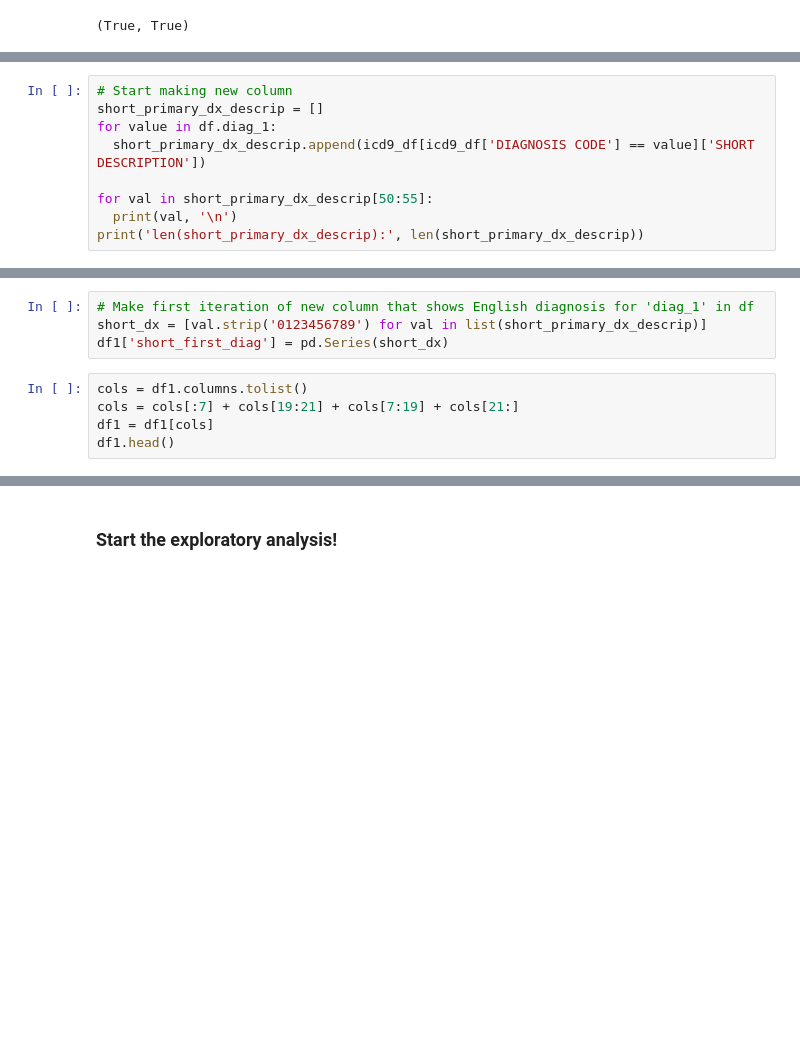
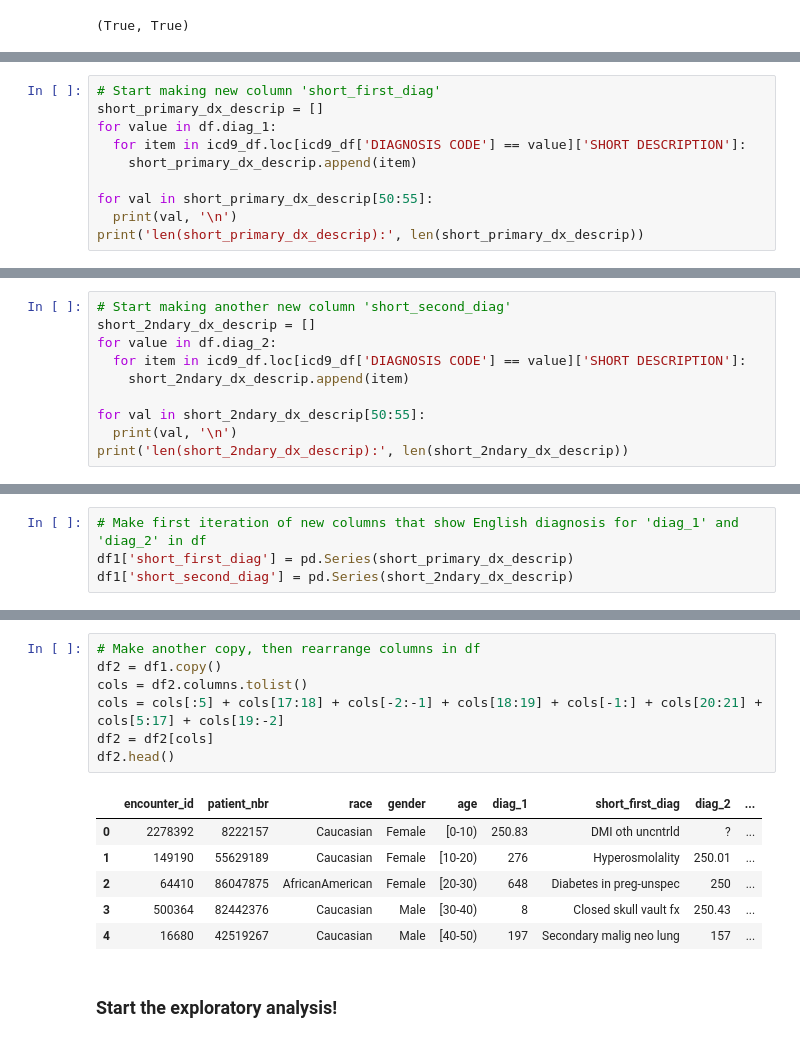
Before and after one commit to johnpharmd/LS-DS-Unit-1-Project, a Jupyter notebook: LS_DS_Project_1.ipynb, the cells around one changed output, grey strips where cells are left out. Cells and saved outputs as stored; diff of their text form; blank space fills up the shorter version.

Commit message:
Start exploratory analysis

```diff
--- a/LS_DS_Project_1.ipynb
+++ b/LS_DS_Project_1.ipynb
@@ -341,8 +336,9 @@ Name: SHORT DESCRIPTION, dtype: object
 # %%
-# Start making new column
+# Start making new column 'short_first_diag'
 short_primary_dx_descrip = []
 for value in df.diag_1:
-  short_primary_dx_descrip.append(icd9_df[icd9_df['DIAGNOSIS CODE'] == value]['SHORT DESCRIPTION'])
+  for item in icd9_df.loc[icd9_df['DIAGNOSIS CODE'] == value]['SHORT DESCRIPTION']:
+    short_primary_dx_descrip.append(item)
 
 for val in short_primary_dx_descrip[50:55]:
   print(val, '\n')
@@ -366,0 +358,10 @@ len(short_primary_dx_descrip): 101766
+# %%
+# Start making another new column 'short_second_diag'
+short_2ndary_dx_descrip = []
+for value in df.diag_2:
+  for item in icd9_df.loc[icd9_df['DIAGNOSIS CODE'] == value]['SHORT DESCRIPTION']:
+    short_2ndary_dx_descrip.append(item)
+
+for val in short_2ndary_dx_descrip[50:55]:
+  print(val, '\n')
+print('len(short_2ndary_dx_descrip):', len(short_2ndary_dx_descrip))
@@ -367,9 +380,4 @@ len(short_primary_dx_descrip): 101766
 # %%
-# Make first iteration of new column that shows English diagnosis for 'diag_1' in df
-short_dx = [val.strip('0123456789') for val in list(short_primary_dx_descrip)]
-df1['short_first_diag'] = pd.Series(short_dx)
+# Make first iteration of new columns that show English diagnosis for 'diag_1' and 'diag_2' in df
+df1['short_first_diag'] = pd.Series(short_primary_dx_descrip)
+df1['short_second_diag'] = pd.Series(short_2ndary_dx_descrip)
-# %%
-cols = df1.columns.tolist()
-cols = cols[:7] + cols[19:21] + cols[7:19] + cols[21:]
-df1 = df1[cols]
-df1.head()
@@ -383,3 +394,17 @@ df1.head()
+# %%
+# Make another copy, then rearrange columns in df
+df2 = df1.copy()
+cols = df2.columns.tolist()
+cols = cols[:5] + cols[17:18] + cols[-2:-1] + cols[18:19] + cols[-1:] + cols[20:21] + cols[5:17] + cols[19:-2]
+df2 = df2[cols]
+df2.head()
+# %% [output]
+|  | encounter_id | patient_nbr | race | gender | age | diag_1 | short_first_diag | diag_2 | ... |
+| 0 | 2278392 | 8222157 | Caucasian | Female | [0-10) | 250.83 | DMI oth uncntrld | ? | ... |
+| 1 | 149190 | 55629189 | Caucasian | Female | [10-20) | 276 | Hyperosmolality | 250.01 | ... |
+| 2 | 64410 | 86047875 | AfricanAmerican | Female | [20-30) | 648 | Diabetes in preg-unspec | 250 | ... |
+| 3 | 500364 | 82442376 | Caucasian | Male | [30-40) | 8 | Closed skull vault fx | 250.43 | ... |
+| 4 | 16680 | 42519267 | Caucasian | Male | [40-50) | 197 | Secondary malig neo lung | 157 | ... |
 # %% [markdown]
 ### Start the exploratory analysis!
 # %%
```
Also changed, not shown: parts of 12 cells of this notebook.
